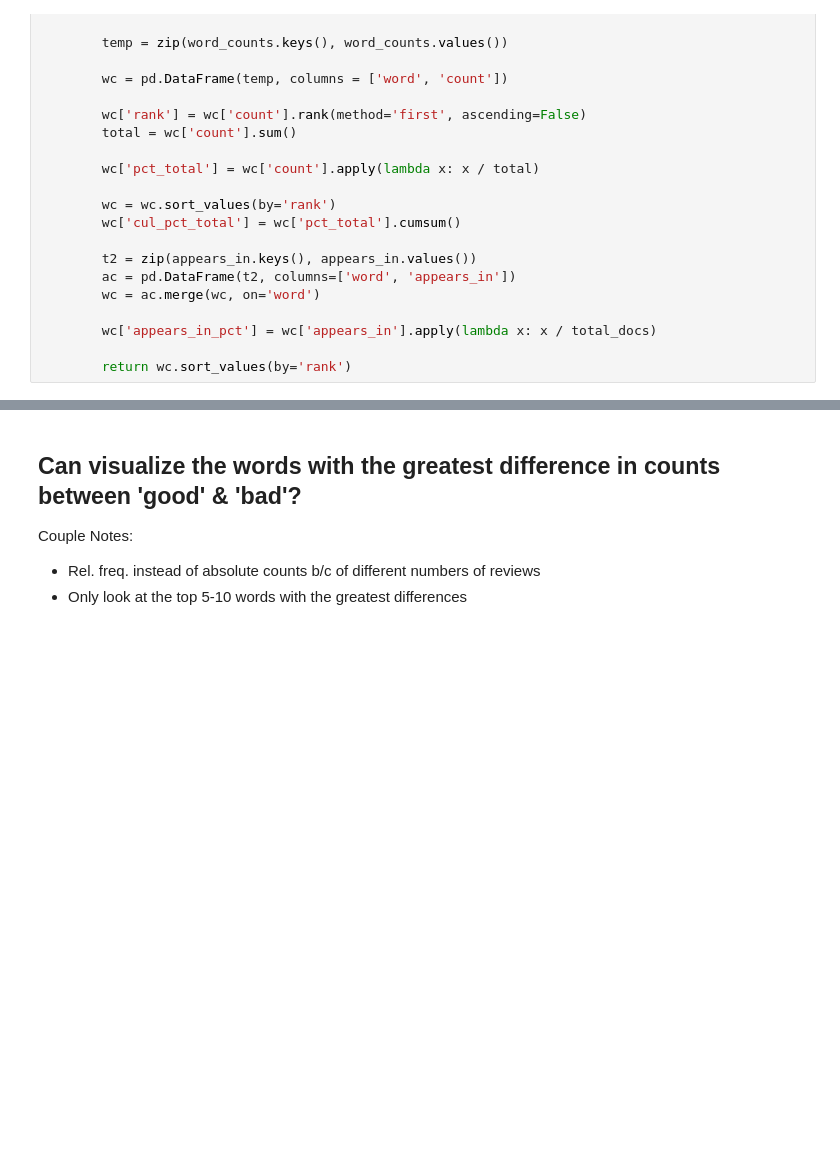
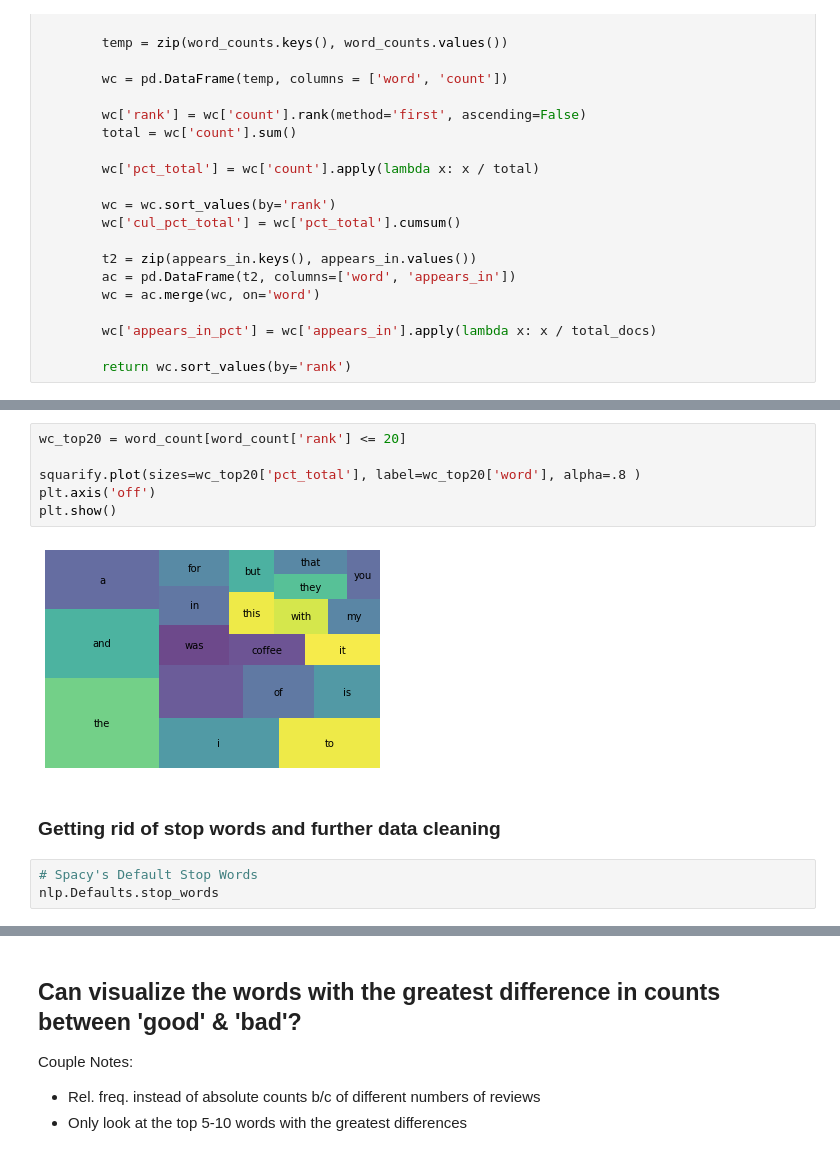
Before and after one commit to RAV10K1/DS-Unit-4-Sprint-1-NLP, a Jupyter notebook: module1-text-data/LS_DS_411_Text_Data_Assignment.ipynb, the cells around one changed output, grey strips where cells are left out. Drawn from its saved outputs; the diff is of its cells as text; blank space fills up the shorter version.

```diff
--- a/module1-text-data/LS_DS_411_Text_Data_Assignment.ipynb
+++ b/module1-text-data/LS_DS_411_Text_Data_Assignment.ipynb
@@ -196,0 +230,13 @@ word_count
+# %%
+wc_top20 = word_count[word_count['rank'] <= 20]
+
+squarify.plot(sizes=wc_top20['pct_total'], label=wc_top20['word'], alpha=.8 )
+plt.axis('off')
+plt.show()
+# %% [output]
+[figure, added]
+# %% [markdown]
+### Getting rid of stop words and further data cleaning
+# %%
+# Spacy's Default Stop Words
+nlp.Defaults.stop_words
```
Also changed, not shown: parts of 15 cells of this notebook, 1 other file.
